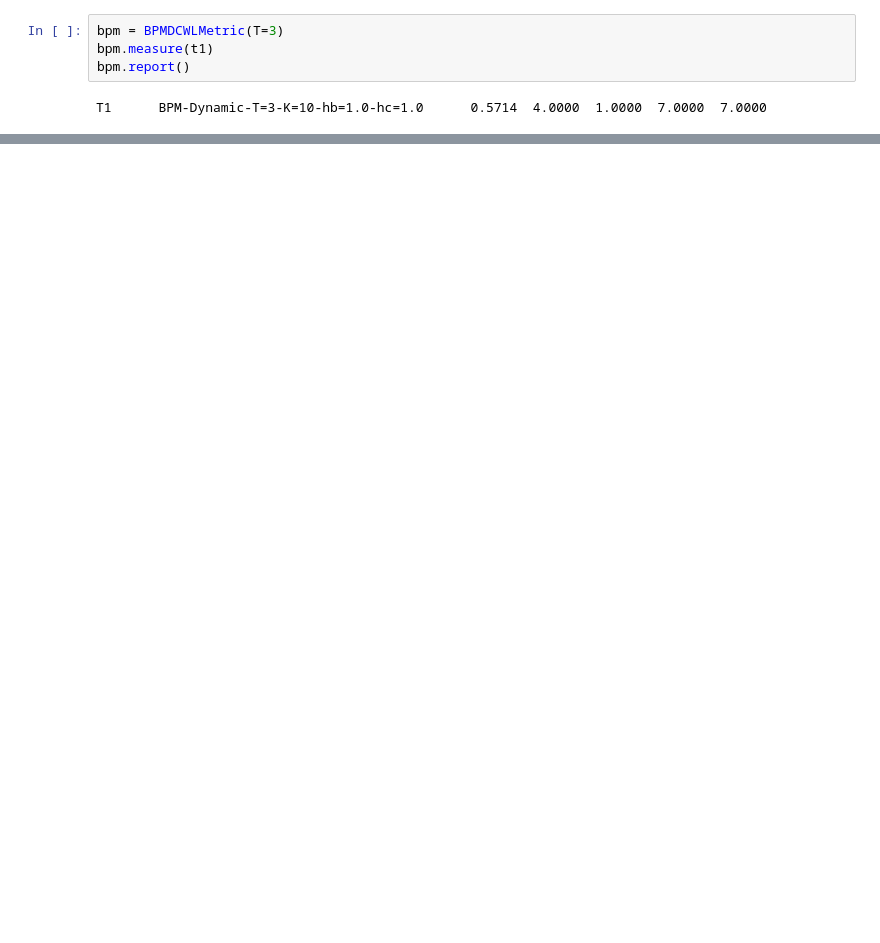
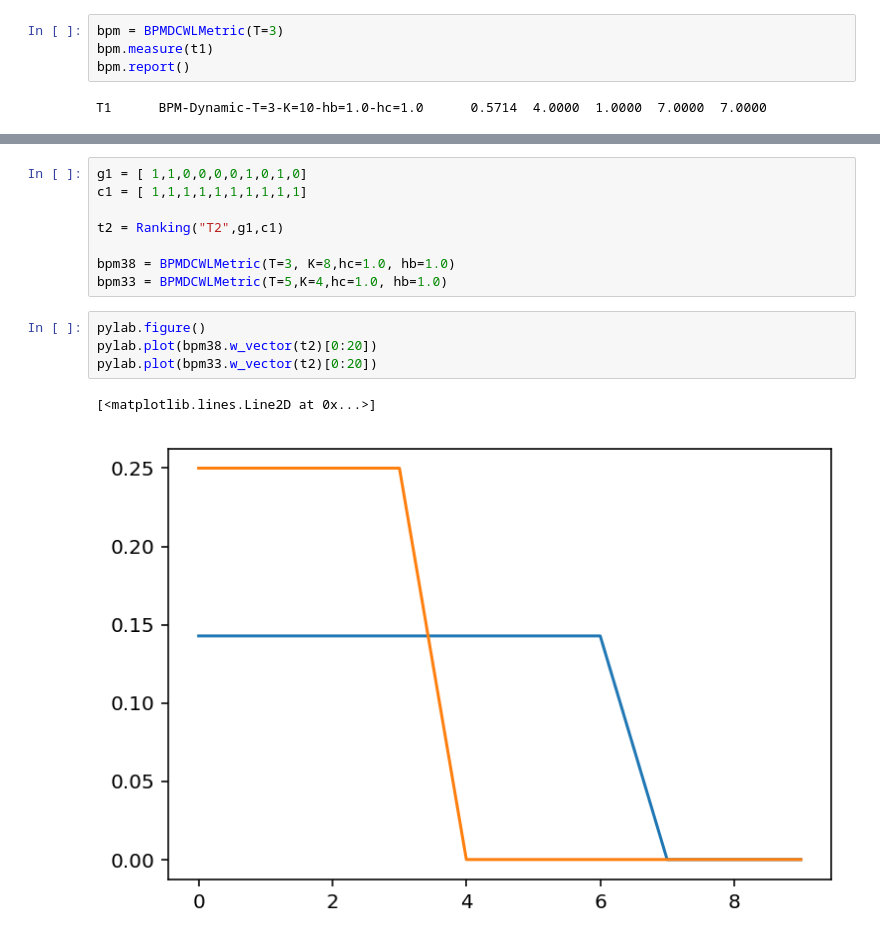
Before and after one commit to leifos/cwl, a Jupyter notebook: examples/CWL-Weights-Notebook.ipynb, the cells around one changed output, grey strips where cells are left out. Saved outputs shown, nothing was run; the diff lists cells and outputs as text; blank space fills up the shorter version.

```diff
--- a/examples/CWL-Weights-Notebook.ipynb
+++ b/examples/CWL-Weights-Notebook.ipynb
@@ -70,0 +78,15 @@ Populating the interactive namespace from numpy and matplotlib
+# %%
+g1 = [ 1,1,0,0,0,0,1,0,1,0]
+c1 = [ 1,1,1,1,1,1,1,1,1,1]
+
+t2 = Ranking("T2",g1,c1)
+
+bpm38 = BPMDCWLMetric(T=3, K=8,hc=1.0, hb=1.0)
+bpm33 = BPMDCWLMetric(T=5,K=4,hc=1.0, hb=1.0)
+# %%
+pylab.figure()
+pylab.plot(bpm38.w_vector(t2)[0:20])
+pylab.plot(bpm33.w_vector(t2)[0:20])
+# %% [output]
+[<matplotlib.lines.Line2D at 0x...>]
+[figure, added]
```
Also changed, not shown: parts of 6 cells of this notebook, 2 other files.
